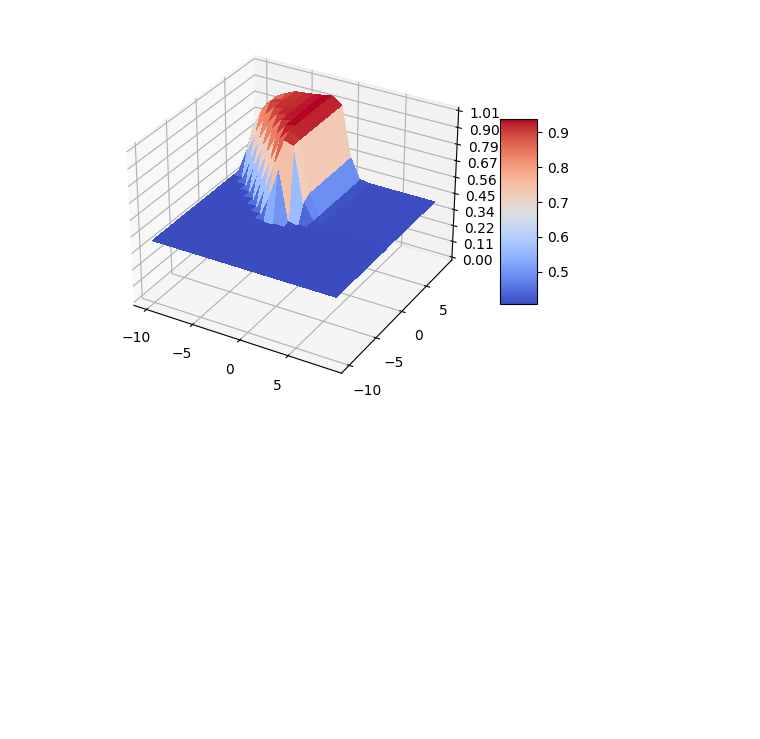
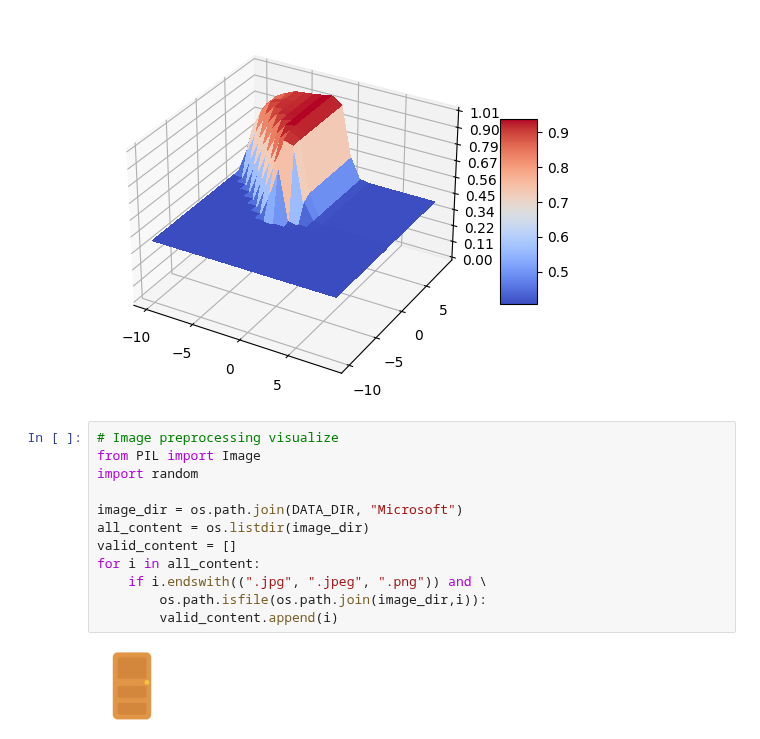
Before and after one commit to loeeeee/EmojiClassifier, a Jupyter notebook: visualize.ipynb, the cells around one changed output. Cells and saved outputs as stored; diff of their text form; blank space fills up the shorter version.

Commit message:
More image preprocessing

```diff
--- a/visualize.ipynb
+++ b/visualize.ipynb
@@ -48,3 +48,17 @@ ax.zaxis.set_major_formatter(FormatStrFormatter('%.02f'))
 plt.show()
 # %% [output]
 [figure]
+# %%
+# Image preprocessing visualize
+from PIL import Image
+import random
+
+image_dir = os.path.join(DATA_DIR, "Microsoft")
+all_content = os.listdir(image_dir)
+valid_content = []
+for i in all_content:
+    if i.endswith((".jpg", ".jpeg", ".png")) and \
+        os.path.isfile(os.path.join(image_dir,i)):
+        valid_content.append(i)
+# %% [output]
+[figure, added]
```
Also changed, not shown: parts of 1 cell of this notebook, 3 other files.
